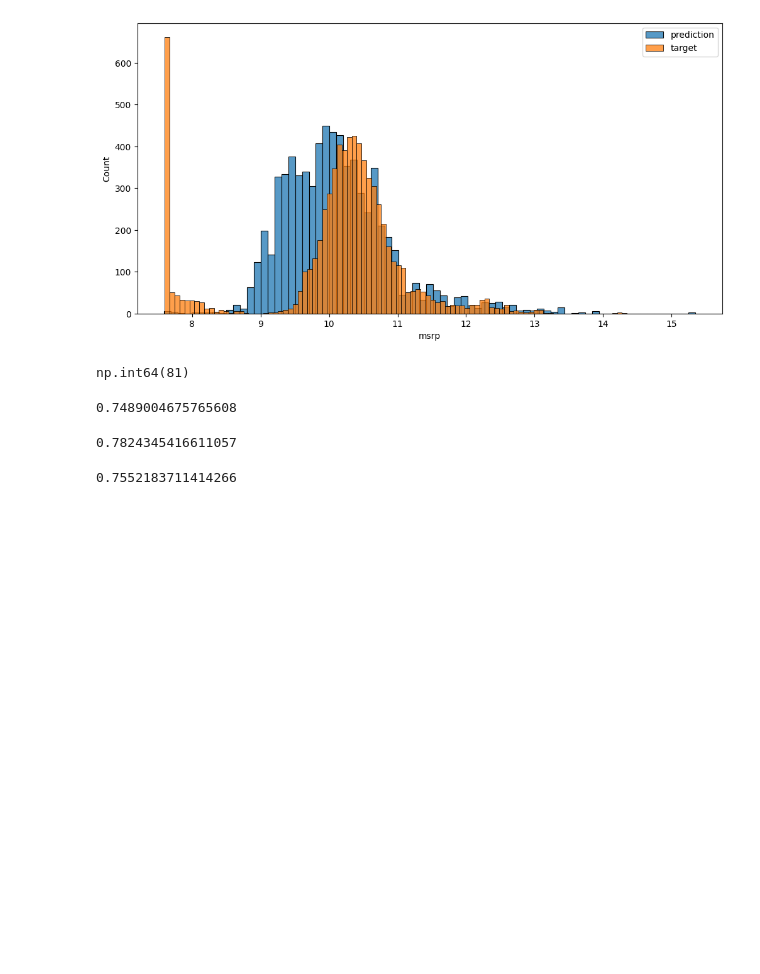
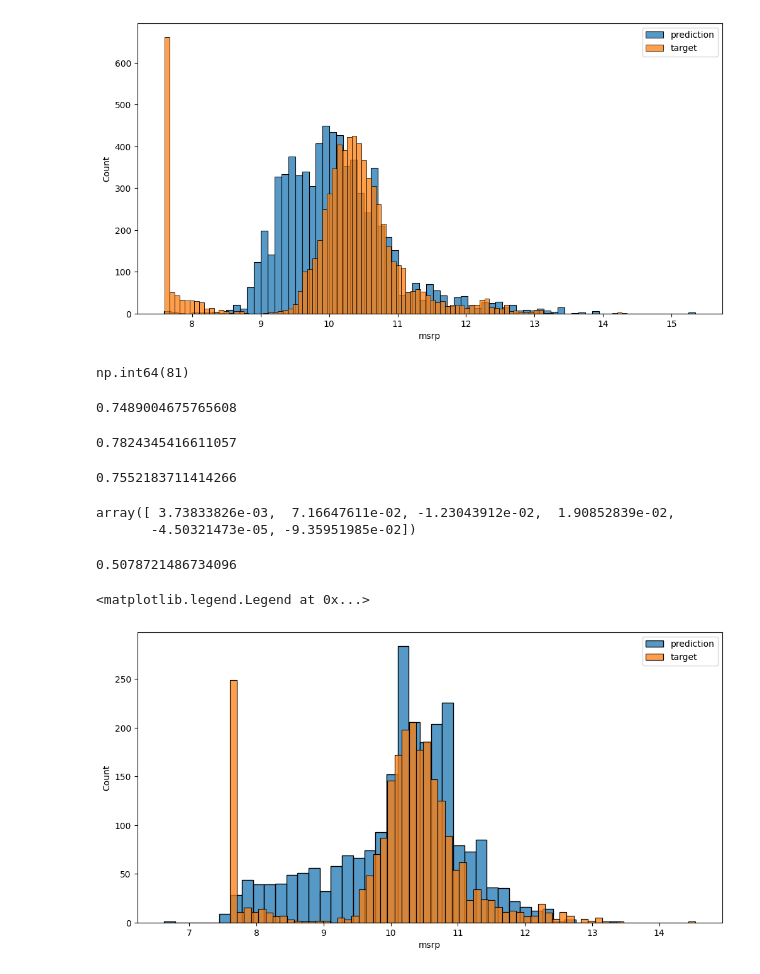
Before and after one commit to spaultify/mlzoomcamp2025, a Jupyter notebook: src/extras/regression/regression.ipynb, the cells around one changed output. Drawn from its saved outputs; the diff is of its cells as text; code cells hidden in the pictures; blank space fills up the shorter version.

Commit message:
[extras - regression] Add a simple feature engineering by calculating the car's age

```diff
--- a/src/extras/regression/regression.ipynb
+++ b/src/extras/regression/regression.ipynb
@@ -265,3 +265,50 @@ rmse_test = rmse(y_target=y_test, y_prediction=y_pred_test)
 print(rmse_test)
 # %% [output]
 0.7552183711414266
+# %%
+# Improve the model
+
+# Add the car age as a feature
+def calculate_car_age(year: int):
+    return 2025 - year
+
+df_training["age"] = df_training["year"].apply(lambda y: calculate_car_age(y))
+
+features = features_baseline + ["age"]
+df_num = df_training[features]
+
+X_training = prep_data_for_model_testing(
+    df=df_num,
+    features=features,
+    missing_val=0
+)
+
+w_0, w = train_linear_regression(X_training, y_training)
+w
+# %% [output]
+array([ 3.73833826e-03,  7.16647611e-02, -1.23043912e-02,  1.90852839e-02,
+       -4.50321473e-05, -9.35951985e-02])
+# %%
+# Evaluate the updated model
+df_validation["age"] = df_validation["year"].apply(lambda y: calculate_car_age(y))
+
+df_validation = df_validation[features]
+
+X_validation = prep_data_for_model_testing(
+    df=df_validation,
+    features=features,
+    missing_val=0
+)
+
+y_pred_validation = w_0 + X_validation.dot(w)
+rmse_validation = rmse(y_target=y_validation, y_prediction=y_pred_validation)
+print(rmse_validation)
+# %% [output]
+0.5078721486734096
+# %%
+sns.histplot(data=y_pred_validation, label="prediction")
+sns.histplot(data=y_validation, label="target")
+plt.legend()
+# %% [output]
+<matplotlib.legend.Legend at 0x...>
+[figure, added]
```
